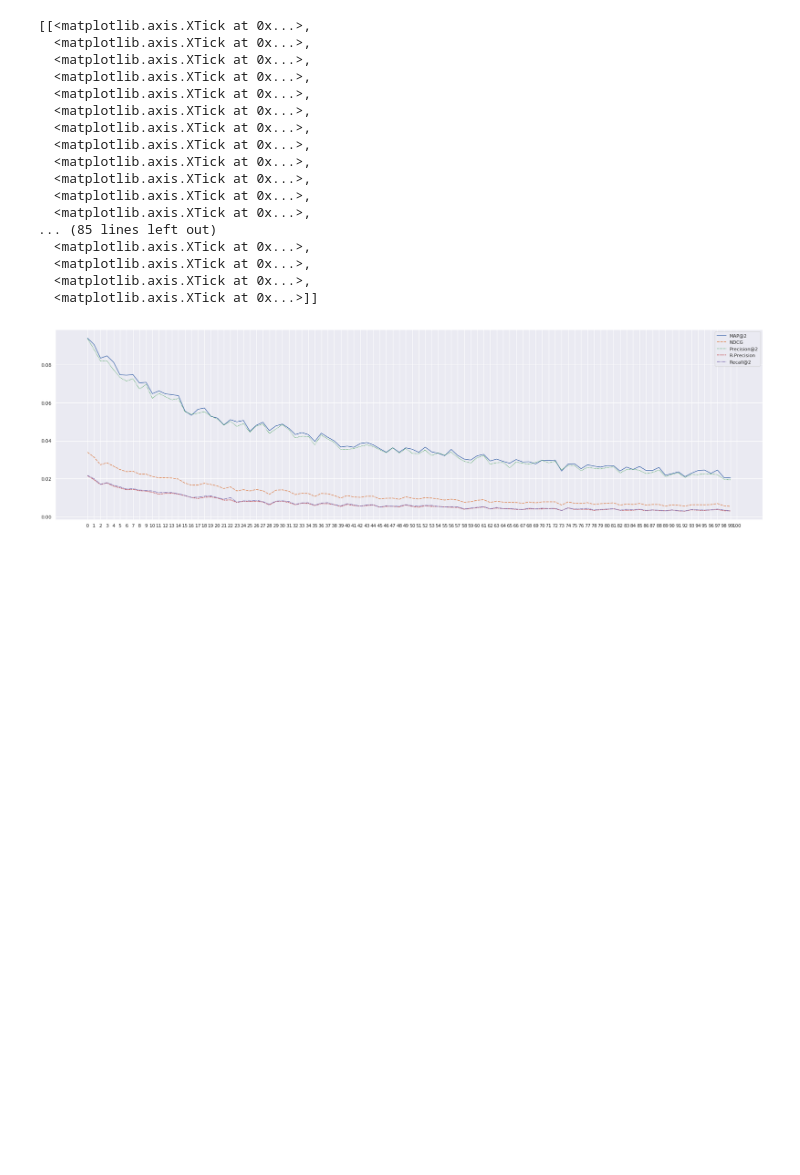
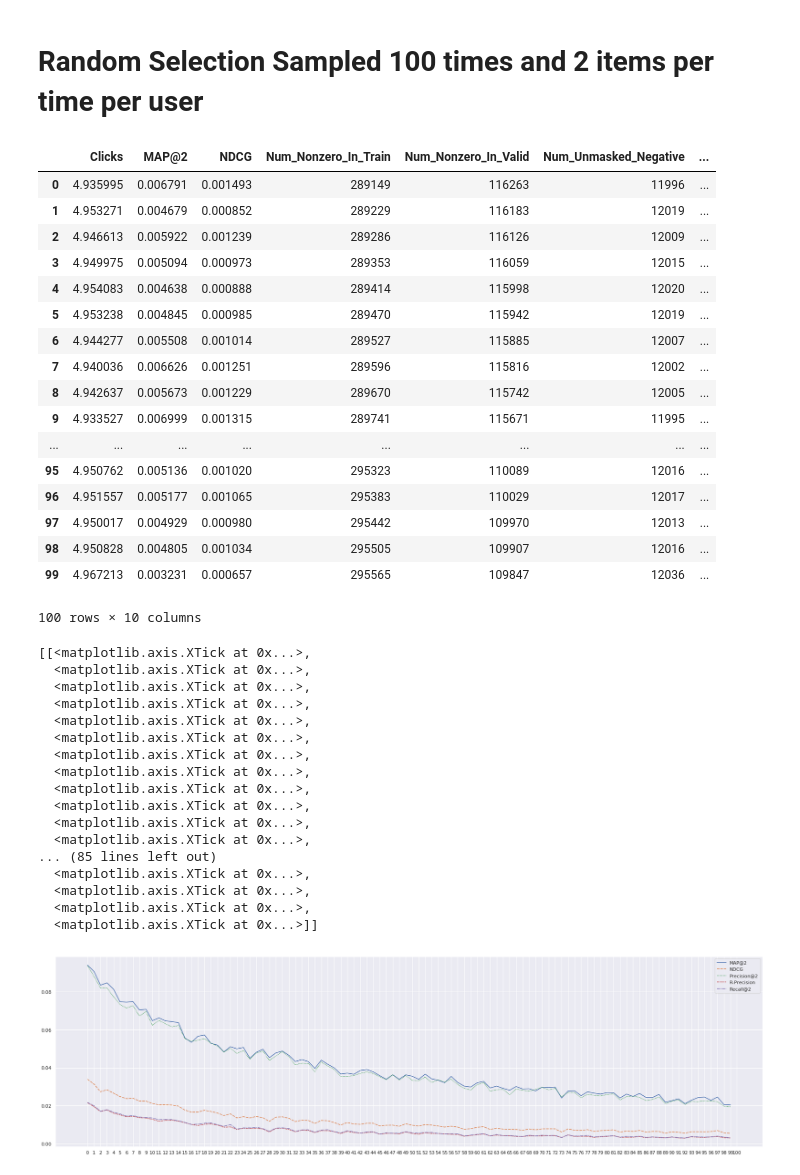
Before and after one commit to wuga214/Q-VAE-Recommendation, a Jupyter notebook: Kai Plot/Plot.ipynb, the cells around one changed output. Drawn from its saved outputs; the diff is of its cells as text; code cells hidden in the pictures; blank space fills up the shorter version.

```diff
--- a/Kai Plot/Plot.ipynb
+++ b/Kai Plot/Plot.ipynb
@@ -7,3 +162,37 @@ import matplotlib.pyplot as plt
+# %% [markdown]
+# Random Selection Sampled 100 times and 2 items per time per user
+# %%
+random_100times_2items_per_time_df = pd.read_pickle("random_100times_2items_per_time_df")
+random_100times_2items_per_time_df.columns = ["Clicks", "MAP@2", "NDCG",
+                                              "Num_Nonzero_In_Train", "Num_Nonzero_In_Valid",
+                                              "Num_Unmasked_Negative", "Num_Unmasked_Positive",
+                                              "Precision@2", "R-Precision", "Recall@2"]
+random_100times_2items_per_time_df['MAP@2'] = random_100times_2items_per_time_df['MAP@2'].apply(lambda x: x[0])
+random_100times_2items_per_time_df['NDCG'] = random_100times_2items_per_time_df['NDCG'].apply(lambda x: x[0])
+random_100times_2items_per_time_df['Precision@2'] = random_100times_2items_per_time_df['Precision@2'].apply(lambda x: x[0])
+random_100times_2items_per_time_df['R-Precision'] = random_100times_2items_per_time_df['R-Precision'].apply(lambda x: x[0])
+random_100times_2items_per_time_df['Recall@2'] = random_100times_2items_per_time_df['Recall@2'].apply(lambda x: x[0])
+random_100times_2items_per_time_df['Clicks'] = random_100times_2items_per_time_df['Clicks'].apply(lambda x: x[0])
+random_100times_2items_per_time_df
+# %% [output]
+|  | Clicks | MAP@2 | NDCG | Num_Nonzero_In_Train | Num_Nonzero_In_Valid | Num_Unmasked_Negative | ... |
+| 0 | 4.935995 | 0.006791 | 0.001493 | 289149 | 116263 | 11996 | ... |
+| 1 | 4.953271 | 0.004679 | 0.000852 | 289229 | 116183 | 12019 | ... |
+| 2 | 4.946613 | 0.005922 | 0.001239 | 289286 | 116126 | 12009 | ... |
+| 3 | 4.949975 | 0.005094 | 0.000973 | 289353 | 116059 | 12015 | ... |
+| 4 | 4.954083 | 0.004638 | 0.000888 | 289414 | 115998 | 12020 | ... |
+| 5 | 4.953238 | 0.004845 | 0.000985 | 289470 | 115942 | 12019 | ... |
+| 6 | 4.944277 | 0.005508 | 0.001014 | 289527 | 115885 | 12007 | ... |
+| 7 | 4.940036 | 0.006626 | 0.001251 | 289596 | 115816 | 12002 | ... |
+| 8 | 4.942637 | 0.005673 | 0.001229 | 289670 | 115742 | 12005 | ... |
+| 9 | 4.933527 | 0.006999 | 0.001315 | 289741 | 115671 | 11995 | ... |
+| ... | ... | ... | ... | ... | ... | ... | ... |
+| 95 | 4.950762 | 0.005136 | 0.001020 | 295323 | 110089 | 12016 | ... |
+| 96 | 4.951557 | 0.005177 | 0.001065 | 295383 | 110029 | 12017 | ... |
+| 97 | 4.950017 | 0.004929 | 0.000980 | 295442 | 109970 | 12013 | ... |
+| 98 | 4.950828 | 0.004805 | 0.001034 | 295505 | 109907 | 12016 | ... |
+| 99 | 4.967213 | 0.003231 | 0.000657 | 295565 | 109847 | 12036 | ... |
+100 rows × 10 columns
 # %%
 entropy_100_2_df = pd.read_pickle("entropy_100_2_df")
 entropy_100_2_df.columns = ["Clicks", "MAP@2", "NDCG", "Precision@2", "R-Precision", "Recall@2"]
```
Also changed, not shown: parts of 15 cells of this notebook, 11 other files.
